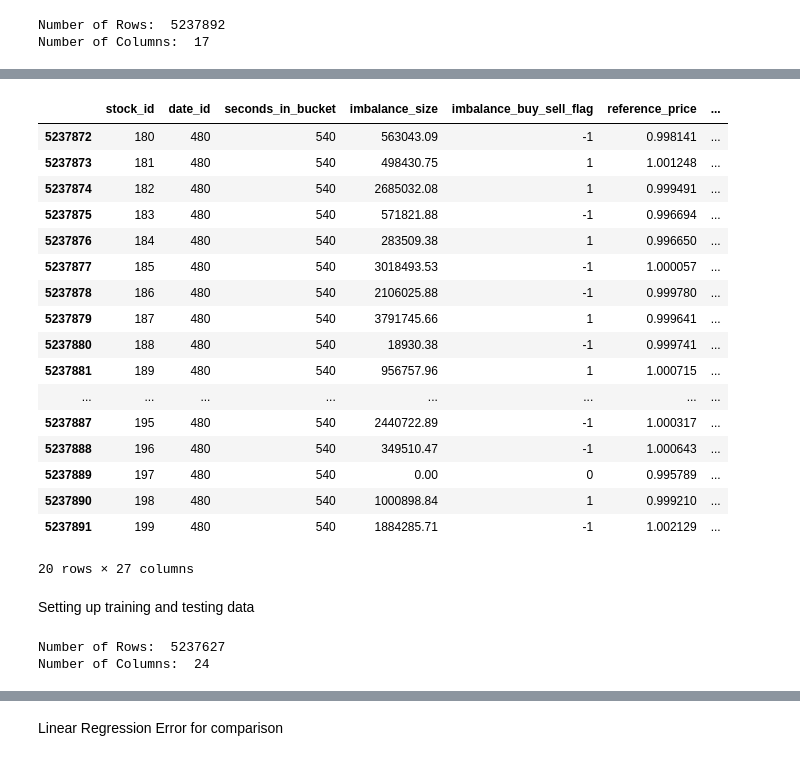
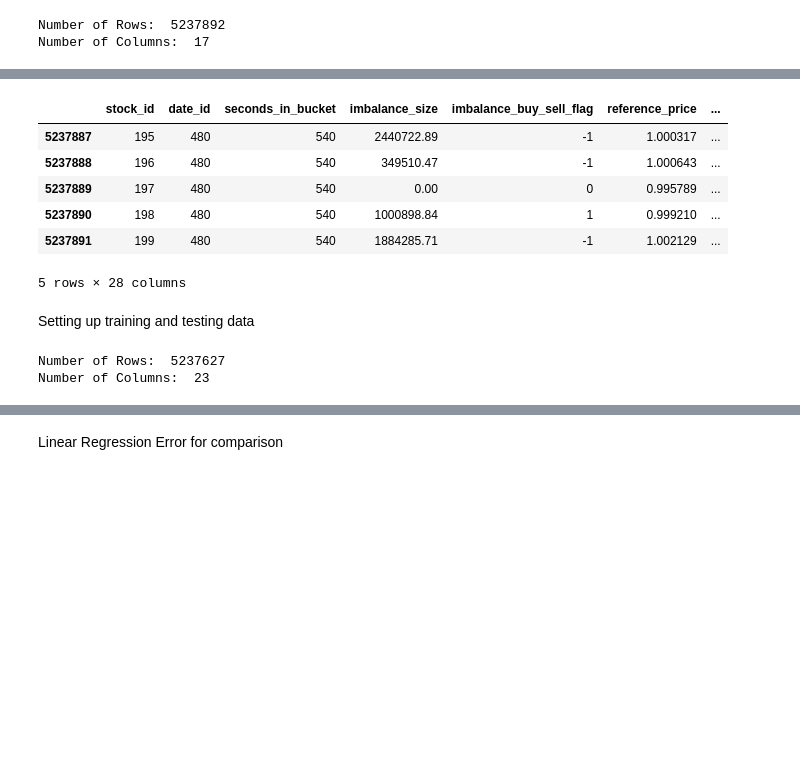
Before and after one commit to AmesRupnick/TradingAtTheClose, a Jupyter notebook: TradingAtClose_New.ipynb, the cells around one changed output, grey strips where cells are left out. Saved outputs shown, nothing was run; the diff lists cells and outputs as text; code cells hidden in the pictures; blank space fills up the shorter version.

```diff
--- a/TradingAtClose_New.ipynb
+++ b/TradingAtClose_New.ipynb
@@ -74,13 +114,8 @@ train['RSI'] = 1 - (100/(1 + pos_changes/neg_changes))
 window_size = 2
 # Compute the moving averages for each stock and the 'wap' column
 train['SMA'] = train.groupby('stock_id')['wap'].transform(lambda x: x.rolling(window=window_size,  min_periods=1).mean())
-# %%
-daily_wap_sum = train.groupby('date_id')['wap'].sum()
-rows_per_day = train.groupby('date_id').size()
-
-overall_average_wap = daily_wap_sum / rows_per_day
-
-train = train.merge(overall_average_wap.reset_index(name='daily_average_wap'), on='date_id', how='left')
+# %%
+train["imbalance"] = train.eval("imbalance_buy_sell_flag * imbalance_size")
 # %%
 #⚡Optiver 🚀Robust Best ⚡ Single Model features
 
@@ -115,28 +139,17 @@ train.head(20)
 # %%
-train.tail(20)
+train.tail()
 # %% [output]
 |  | stock_id | date_id | seconds_in_bucket | imbalance_size | imbalance_buy_sell_flag | reference_price | ... |
-| 5237872 | 180 | 480 | 540 | 563043.09 | -1 | 0.998141 | ... |
-| 5237873 | 181 | 480 | 540 | 498430.75 | 1 | 1.001248 | ... |
-| 5237874 | 182 | 480 | 540 | 2685032.08 | 1 | 0.999491 | ... |
-| 5237875 | 183 | 480 | 540 | 571821.88 | -1 | 0.996694 | ... |
-| 5237876 | 184 | 480 | 540 | 283509.38 | 1 | 0.996650 | ... |
-| 5237877 | 185 | 480 | 540 | 3018493.53 | -1 | 1.000057 | ... |
-| 5237878 | 186 | 480 | 540 | 2106025.88 | -1 | 0.999780 | ... |
-| 5237879 | 187 | 480 | 540 | 3791745.66 | 1 | 0.999641 | ... |
-| 5237880 | 188 | 480 | 540 | 18930.38 | -1 | 0.999741 | ... |
-| 5237881 | 189 | 480 | 540 | 956757.96 | 1 | 1.000715 | ... |
-| ... | ... | ... | ... | ... | ... | ... | ... |
 | 5237887 | 195 | 480 | 540 | 2440722.89 | -1 | 1.000317 | ... |
 | 5237888 | 196 | 480 | 540 | 349510.47 | -1 | 1.000643 | ... |
 | 5237889 | 197 | 480 | 540 | 0.00 | 0 | 0.995789 | ... |
 | 5237890 | 198 | 480 | 540 | 1000898.84 | 1 | 0.999210 | ... |
 | 5237891 | 199 | 480 | 540 | 1884285.71 | -1 | 1.002129 | ... |
-20 rows × 27 columns
+5 rows × 28 columns
 # %% [markdown]
 Setting up training and testing data
 # %%
-columns_to_drop = ['row_id', 'far_price', 'near_price']
+columns_to_drop = ['row_id', 'far_price', 'near_price', 'imbalance_size', 'imbalance_buy_sell_flag']
 train = train.drop(columns_to_drop, axis=1)
 train = train.dropna()
 
@@ -152,7 +165,7 @@ print("Number of Rows: ", num_rows)
 print("Number of Columns: ", num_columns)
 # %% [output]
 Number of Rows:  5237627
-Number of Columns:  24
+Number of Columns:  23
 # %%
 train.head()
 # %% [output]
```
Also changed, not shown: parts of 15 cells of this notebook.
